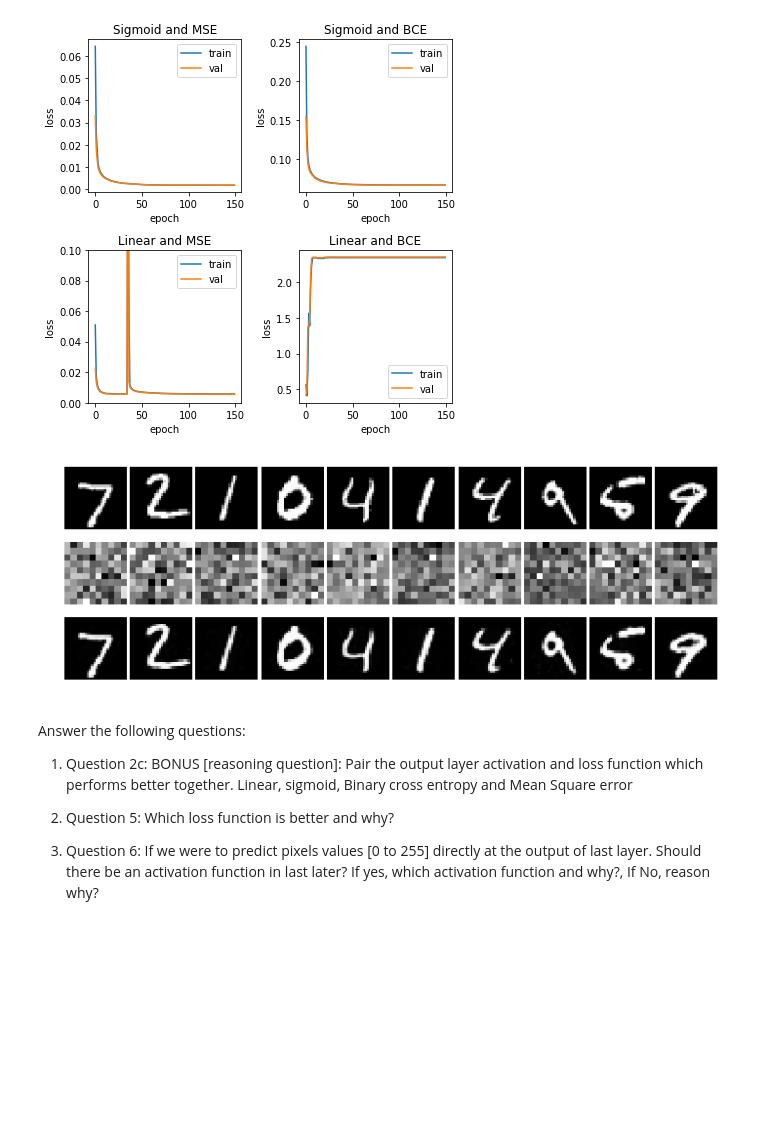
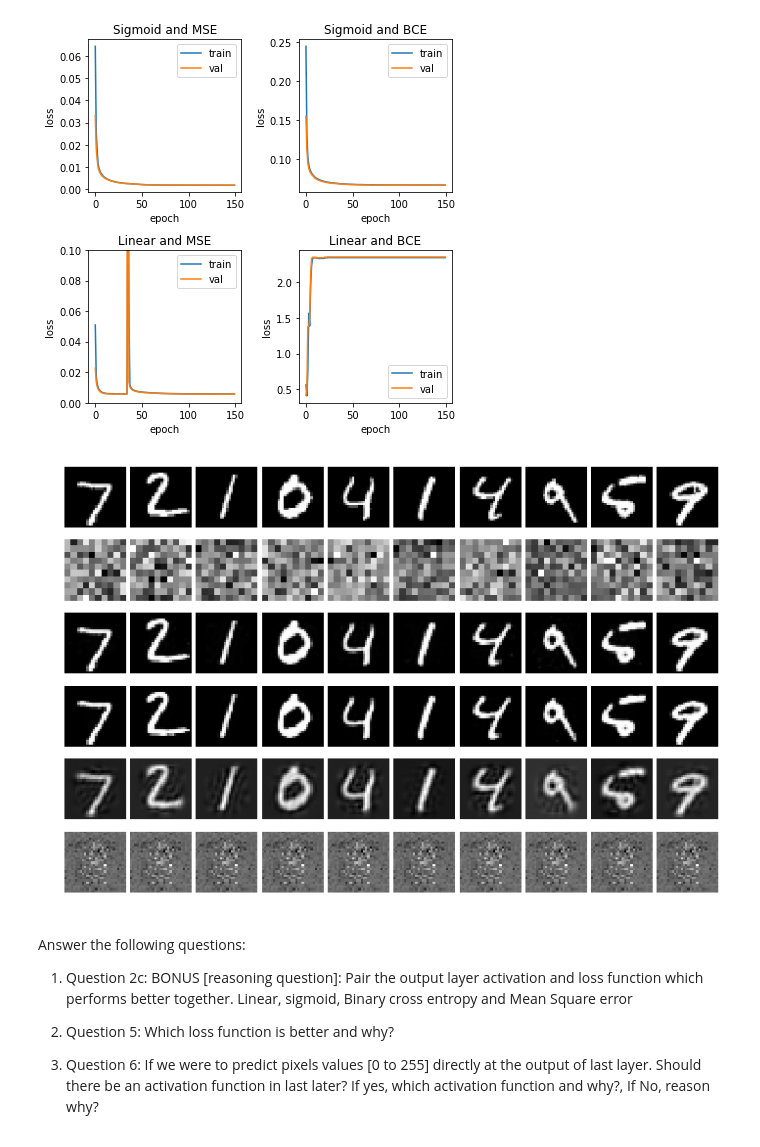
Before and after one commit to Salazar-Prime/deep_forget, a Jupyter notebook: Project 2 Autoencoders/Project_2_Student_code.ipynb, the cells around one changed output. Saved outputs shown, nothing was run; the diff lists cells and outputs as text; code cells hidden in the pictures; blank space fills up the shorter version.

Commit message:
done part 2

```diff
--- a/Project 2 Autoencoders/Project_2_Student_code.ipynb
+++ b/Project 2 Autoencoders/Project_2_Student_code.ipynb
@@ -135,7 +135,10 @@ fig.tight_layout()
 # %%
 #Calculate the reconstructions of the testing set (output of autoencoder on test set)
 #FILL THIS IN
-predicted_data = deep_ae_sig_mse.predict(data_test_part1)
+predicted_data_sig_mse = deep_ae_sig_mse.predict(data_test_part1)
+predicted_data_sig_bce = deep_ae_sig_bce.predict(data_test_part1)
+predicted_data_lin_mse = deep_ae_lin_mse.predict(data_test_part1)
+predicted_data_lin_bce = deep_ae_lin_bce.predict(data_test_part1)
 
 #Obtain encoder representation of data
 new_model = K.function([deep_ae_sig_mse.get_layer('input').input], [deep_ae_sig_mse.get_layer('bottleneck').output])
@@ -143,26 +146,41 @@ encoder_rep = new_model([data_test_part1])[0]
 # %%
 #Show samples of 10 images, their hidden layer representations, and their reconstructions
 #FILL THIS CODE BLOCK IN AND PRODUCE SAMPLES
-fig = plt.figure(figsize=(12,4))
-gs = plt.GridSpec(3, 10, wspace=0.05)
+fig = plt.figure(figsize=(12,8))
+gs = plt.GridSpec(6, 10, wspace=0.05)
 
 for i in range(10):
     # plot training
     ax = fig.add_subplot(gs[0,i])
     ax.imshow(data_test_part1[i].reshape(-1, 28))
     ax.axis('off')
 
     # plot bottleneck
     ax = fig.add_subplot(gs[1,i])
     ax.imshow(encoder_rep[i].reshape(-1, 10))
     ax.axis('off')
 
     # plot output
     ax = fig.add_subplot(gs[2,i])
-    ax.imshow(predicted_data[i].reshape(-1, 28))
+    ax.imshow(predicted_data_sig_mse[i].reshape(-1, 28))
     ax.axis('off')
+
+    # plot output
+    ax = fig.add_subplot(gs[3,i])
+    ax.imshow(predicted_data_sig_bce[i].reshape(-1, 28))
+    ax.axis('off')
+
+    # plot output
+    ax = fig.add_subplot(gs[4,i])
+    ax.imshow(predicted_data_lin_mse[i].reshape(-1, 28))
+    ax.axis('off')
+
+    # plot output
+    ax = fig.add_subplot(gs[5,i])
+    ax.imshow(predicted_data_lin_bce[i].reshape(-1, 28))
+    ax.axis('off')
 # %% [output]
-[figure, old version]
+[figure, new version]
 # %% [markdown]
 Answer the following questions:
 
```
Also changed, not shown: parts of 7 cells of this notebook.
